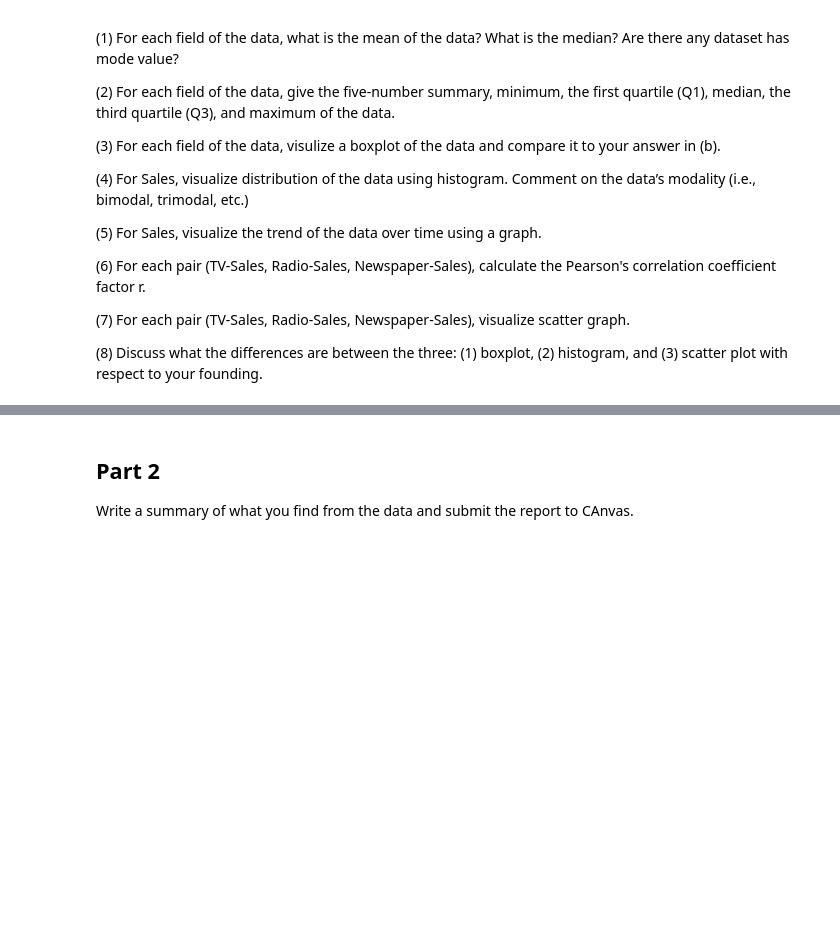
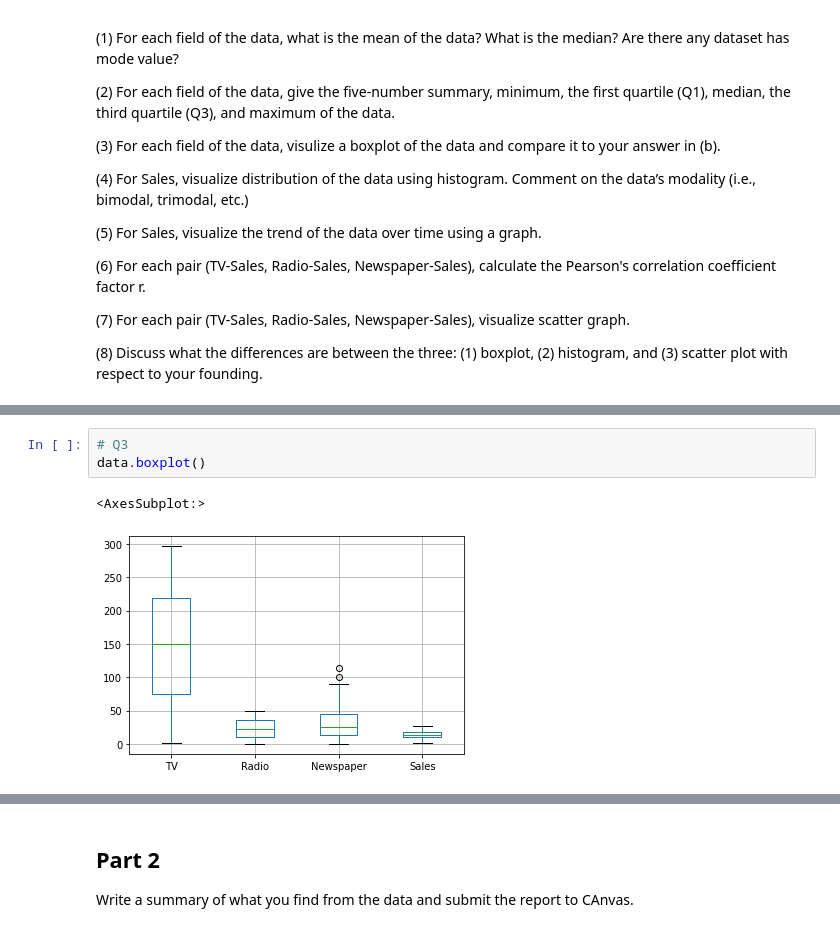
Before and after one commit to RileyCullen/CPSC4310, a Jupyter notebook: ME1/data_analysis.ipynb, the cells around one changed output, grey strips where cells are left out. Cells and saved outputs as stored; diff of their text form; blank space fills up the shorter version.

```diff
--- a/ME1/data_analysis.ipynb
+++ b/ME1/data_analysis.ipynb
@@ -76,0 +117,6 @@ Solve each of the following problems.
+# %%
+# Q3
+data.boxplot()
+# %% [output]
+<AxesSubplot:>
+[figure, added]
```
Also changed, not shown: parts of 9 cells of this notebook, 1 other file.
